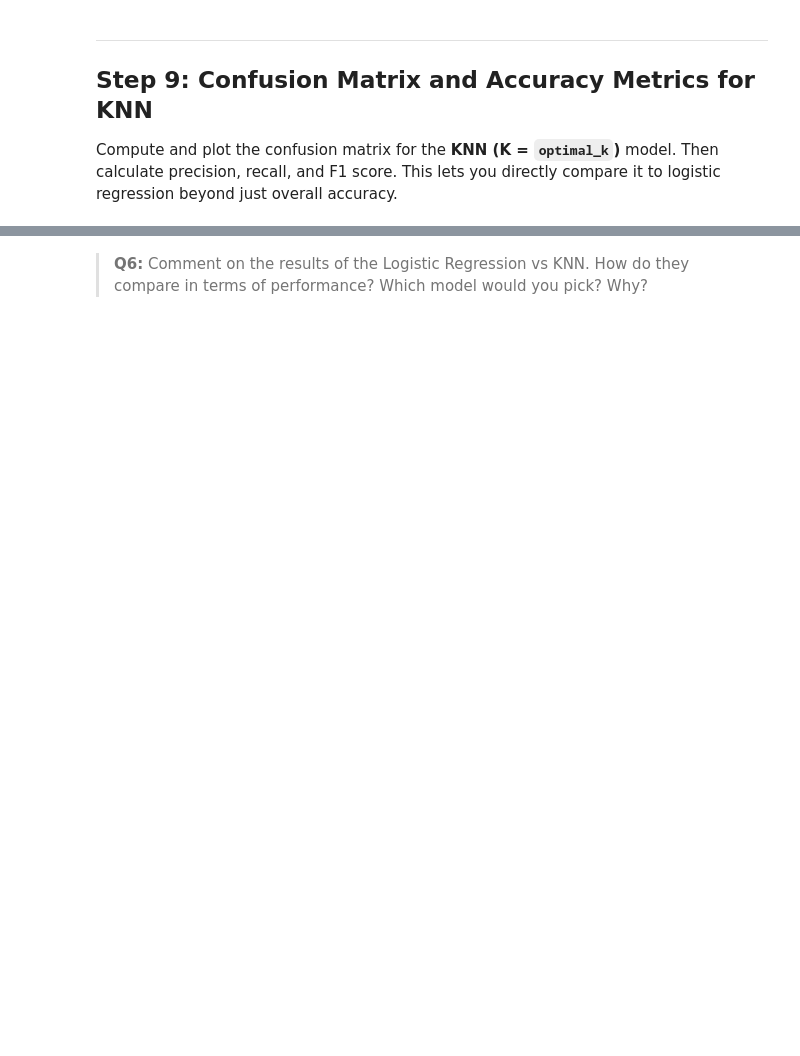
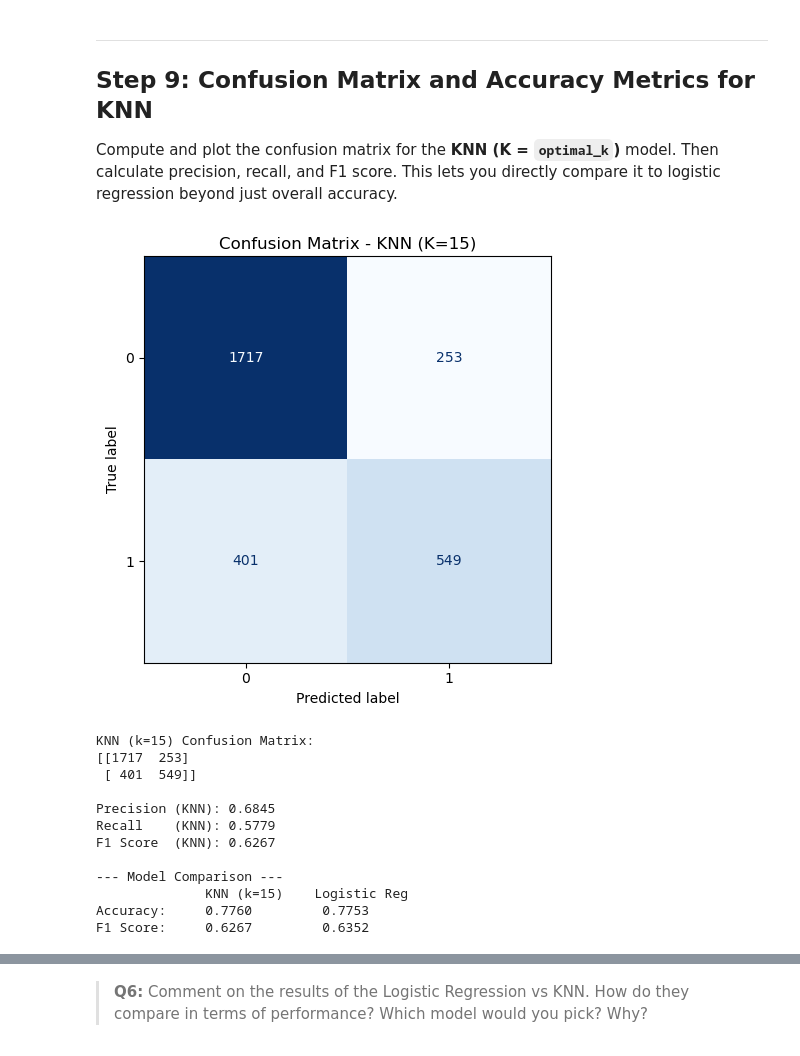
Before and after one commit to IIDonaji/assignment-2, a Jupyter notebook: task2/hw2-task2.ipynb, the cells around one changed output, grey strips where cells are left out. Drawn from its saved outputs; the diff is of its cells as text; code cells hidden in the pictures; blank space fills up the shorter version.

```diff
--- a/task2/hw2-task2.ipynb
+++ b/task2/hw2-task2.ipynb
@@ -378,21 +407,46 @@ _Type your answer here, replacing this text._
 
 Compute and plot the confusion matrix  for the **KNN (K = `optimal_k`)** model. Then calculate precision, recall, and F1 score. This lets you directly compare it to logistic regression beyond just overall accuracy.
 # %%
-cm_knn = ...
+# Confusion matrix for optimal KNN
+cm_knn = confusion_matrix(y_test, y_pred_knn_optimal)
 
+# Plot confuaion matrix
+disp = ConfusionMatrixDisplay(confusion_matrix=cm_knn, display_labels=['0', '1'])
 
-precision_knn = ...
-recall_knn    = ...
-f1_knn        = ...
+fig, ax = plt.subplots(figsize=(6, 5))
+disp.plot(ax=ax, colorbar=False, cmap= "Blues")
+ax.set_title(f'Confusion Matrix - KNN (K={optimal_k})')
+plt.tight_layout()
+plt.show()
+
+# accuracy metrics for optimal KNN
+precision_knn = precision_score(y_test, y_pred_knn_optimal)
+recall_knn    = recall_score(y_test, y_pred_knn_optimal)
+f1_knn        = f1_score(y_test, y_pred_knn_optimal)
+
 
 print(f'KNN (k={optimal_k}) Confusion Matrix:\n{cm_knn}\n')
 print(f'Precision (KNN): {precision_knn:.4f}')
 print(f'Recall    (KNN): {recall_knn:.4f}')
 print(f'F1 Score  (KNN): {f1_knn:.4f}')
 print()
 print('--- Model Comparison ---')
 print(f'              KNN (k={optimal_k})    Logistic Reg')
 print(f'Accuracy:     {knn_optimal_accuracy:.4f}         {lr_accuracy:.4f}')
 print(f'F1 Score:     {f1_knn:.4f}         {f1_lr:.4f}')
+# %% [output]
+[figure, added]
+KNN (k=15) Confusion Matrix:
+[[1717  253]
+ [ 401  549]]
+
+Precision (KNN): 0.6845
+Recall    (KNN): 0.5779
+F1 Score  (KNN): 0.6267
+
+--- Model Comparison ---
+              KNN (k=15)    Logistic Reg
+Accuracy:     0.7760         0.7753
+F1 Score:     0.6267         0.6352
 # %%
 grader.check("q15")
```
Also changed, not shown: parts of 13 cells of this notebook.
